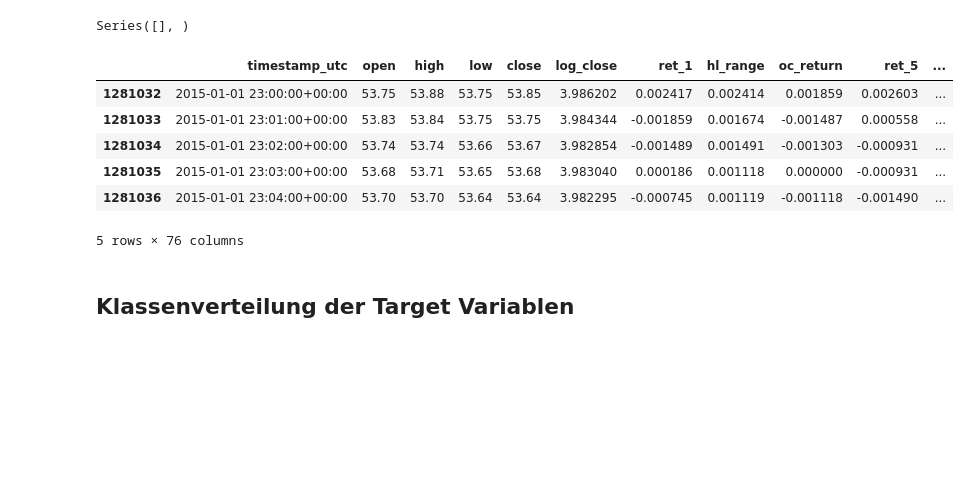
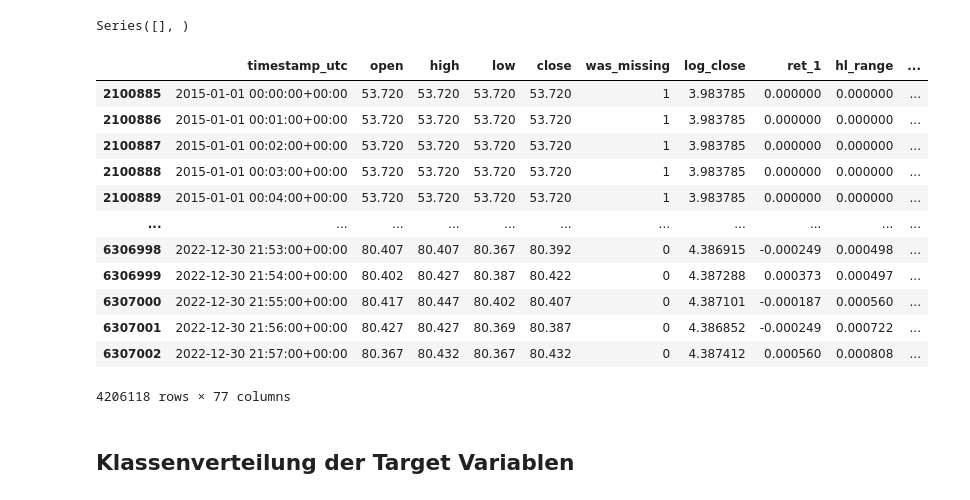
Before and after one commit to fstevener/trump_oil_analysis_v2, a Jupyter notebook: 01_notebooks/2.0_data_preparation_wti.ipynb, the cells around one changed output. Cells and saved outputs as stored; diff of their text form; code cells hidden in the pictures; blank space fills up the shorter version.

Commit message:
fixed missing minutes problem with ffill

```diff
--- a/01_notebooks/2.0_data_preparation_wti.ipynb
+++ b/01_notebooks/2.0_data_preparation_wti.ipynb
@@ -154,0 +244,4 @@ dtype: int64
+# %%
+wti_v2 = prepare_wti_minute_data(wti_v2)
+# %%
+wti_v2 = wti_v2.reset_index()
@@ -154,0 +264,2 @@ dtype: int64
+# %%
+wti_v2 = wti_v2.rename(columns={"index": "timestamp_utc"})
@@ -237,15 +410,21 @@ Series([], )
 # %%
 wti_v3.to_parquet(r"C:\Users\02_Florian_Benutzer\Desktop\trump_oil_analysis_v2\00_data\wti_v3.parquet", index=False)
 # %%
-wti_v3.head()
+wti_v3
 # %% [output]
-|  | timestamp_utc | open | high | low | close | log_close | ret_1 | hl_range | oc_return | ret_5 | ... |
-| 1281032 | 2015-01-01 23:00:00+00:00 | 53.75 | 53.88 | 53.75 | 53.85 | 3.986202 | 0.002417 | 0.002414 | 0.001859 | 0.002603 | ... |
-| 1281033 | 2015-01-01 23:01:00+00:00 | 53.83 | 53.84 | 53.75 | 53.75 | 3.984344 | -0.001859 | 0.001674 | -0.001487 | 0.000558 | ... |
-| 1281034 | 2015-01-01 23:02:00+00:00 | 53.74 | 53.74 | 53.66 | 53.67 | 3.982854 | -0.001489 | 0.001491 | -0.001303 | -0.000931 | ... |
-| 1281035 | 2015-01-01 23:03:00+00:00 | 53.68 | 53.71 | 53.65 | 53.68 | 3.983040 | 0.000186 | 0.001118 | 0.000000 | -0.000931 | ... |
-| 1281036 | 2015-01-01 23:04:00+00:00 | 53.70 | 53.70 | 53.64 | 53.64 | 3.982295 | -0.000745 | 0.001119 | -0.001118 | -0.001490 | ... |
+|  | timestamp_utc | open | high | low | close | was_missing | log_close | ret_1 | hl_range | ... |
+| 2100885 | 2015-01-01 00:00:00+00:00 | 53.720 | 53.720 | 53.720 | 53.720 | 1 | 3.983785 | 0.000000 | 0.000000 | ... |
+| 2100886 | 2015-01-01 00:01:00+00:00 | 53.720 | 53.720 | 53.720 | 53.720 | 1 | 3.983785 | 0.000000 | 0.000000 | ... |
+| 2100887 | 2015-01-01 00:02:00+00:00 | 53.720 | 53.720 | 53.720 | 53.720 | 1 | 3.983785 | 0.000000 | 0.000000 | ... |
+| 2100888 | 2015-01-01 00:03:00+00:00 | 53.720 | 53.720 | 53.720 | 53.720 | 1 | 3.983785 | 0.000000 | 0.000000 | ... |
+| 2100889 | 2015-01-01 00:04:00+00:00 | 53.720 | 53.720 | 53.720 | 53.720 | 1 | 3.983785 | 0.000000 | 0.000000 | ... |
+| ... | ... | ... | ... | ... | ... | ... | ... | ... | ... | ... |
+| 6306998 | 2022-12-30 21:53:00+00:00 | 80.407 | 80.407 | 80.367 | 80.392 | 0 | 4.386915 | -0.000249 | 0.000498 | ... |
+| 6306999 | 2022-12-30 21:54:00+00:00 | 80.402 | 80.427 | 80.387 | 80.422 | 0 | 4.387288 | 0.000373 | 0.000497 | ... |
+| 6307000 | 2022-12-30 21:55:00+00:00 | 80.417 | 80.447 | 80.402 | 80.407 | 0 | 4.387101 | -0.000187 | 0.000560 | ... |
+| 6307001 | 2022-12-30 21:56:00+00:00 | 80.427 | 80.427 | 80.369 | 80.387 | 0 | 4.386852 | -0.000249 | 0.000722 | ... |
+| 6307002 | 2022-12-30 21:57:00+00:00 | 80.367 | 80.432 | 80.367 | 80.432 | 0 | 4.387412 | 0.000560 | 0.000808 | ... |
-5 rows × 76 columns
+4206118 rows × 77 columns
 # %% [markdown]
 ## Klassenverteilung der Target Variablen
 # %%
```
Also changed, not shown: parts of 22 cells of this notebook, 1 other file.
